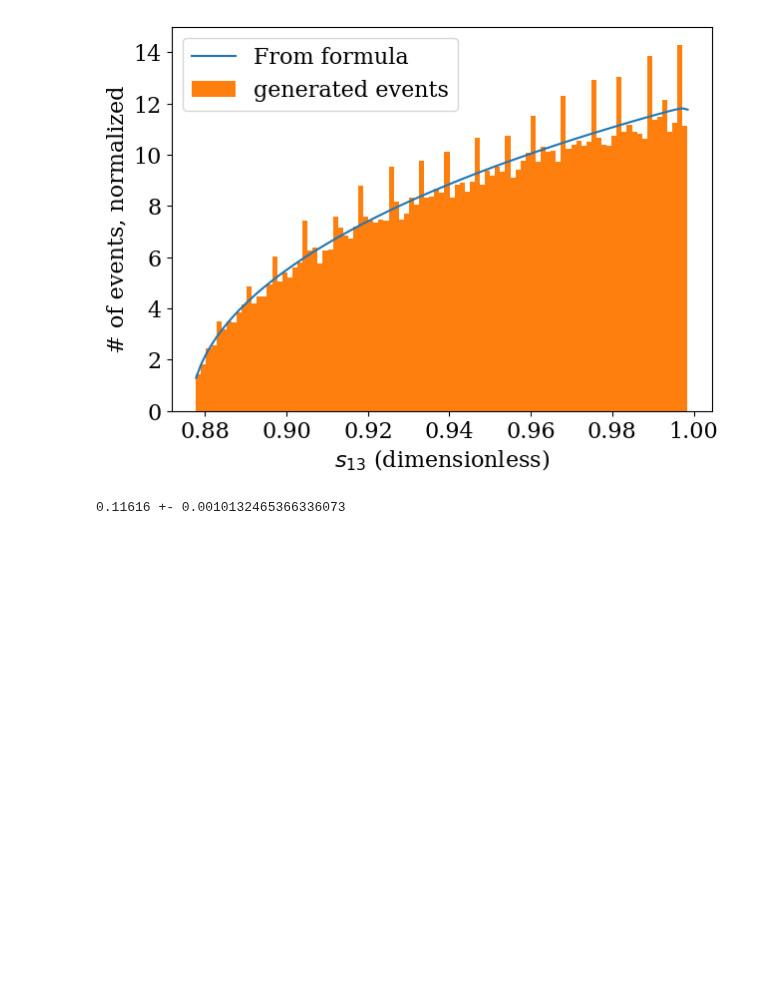
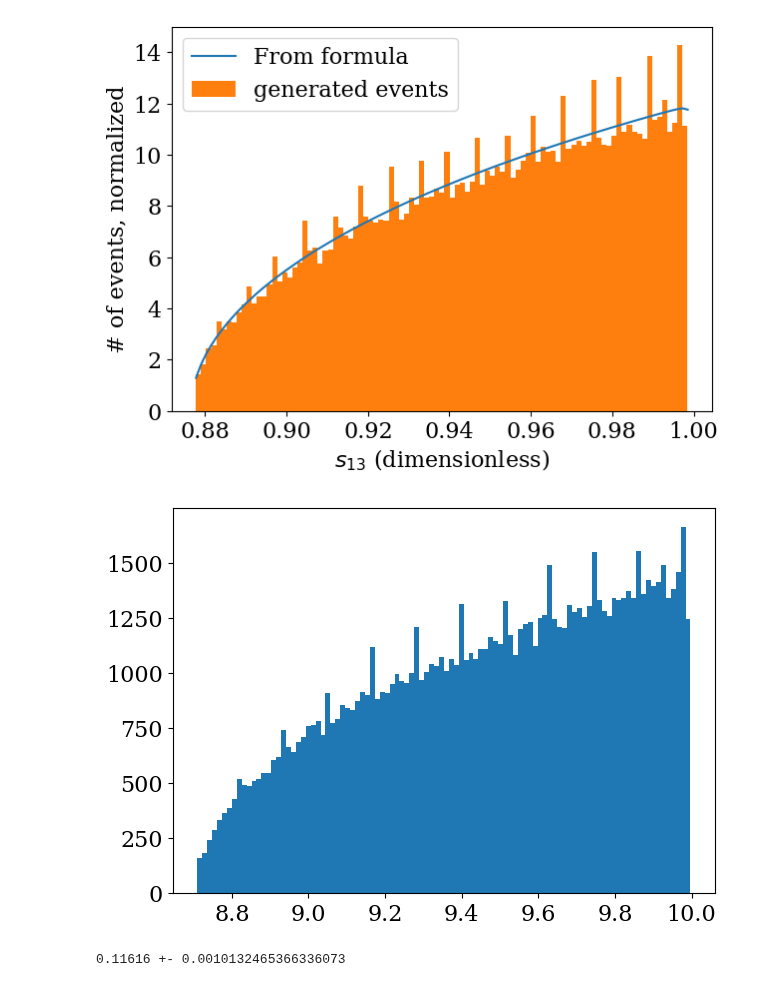
Before and after one commit to sebouh137/fcal_sim, a Jupyter notebook: SimpleEventGenerator.ipynb, the cells around one changed output. Drawn from its saved outputs; the diff is of its cells as text; code cells hidden in the pictures; blank space fills up the shorter version.

```diff
--- a/SimpleEventGenerator.ipynb
+++ b/SimpleEventGenerator.ipynb
@@ -322,6 +322,11 @@ plt.ylabel("# of events, normalized")
 plt.show()
 # %% [output]
 [figure]
+# %%
+plt.hist(df.eval(f"{Ebeam}-e_p"), bins=100)
+plt.show()
+# %% [output]
+[figure, added]
 # %%
 #what fraction of the events have a muon that enters the acceptance of the fcal?
 #plot the theta distribution of the accepted events and all events.
```
Also changed, not shown: parts of 2 cells of this notebook.
